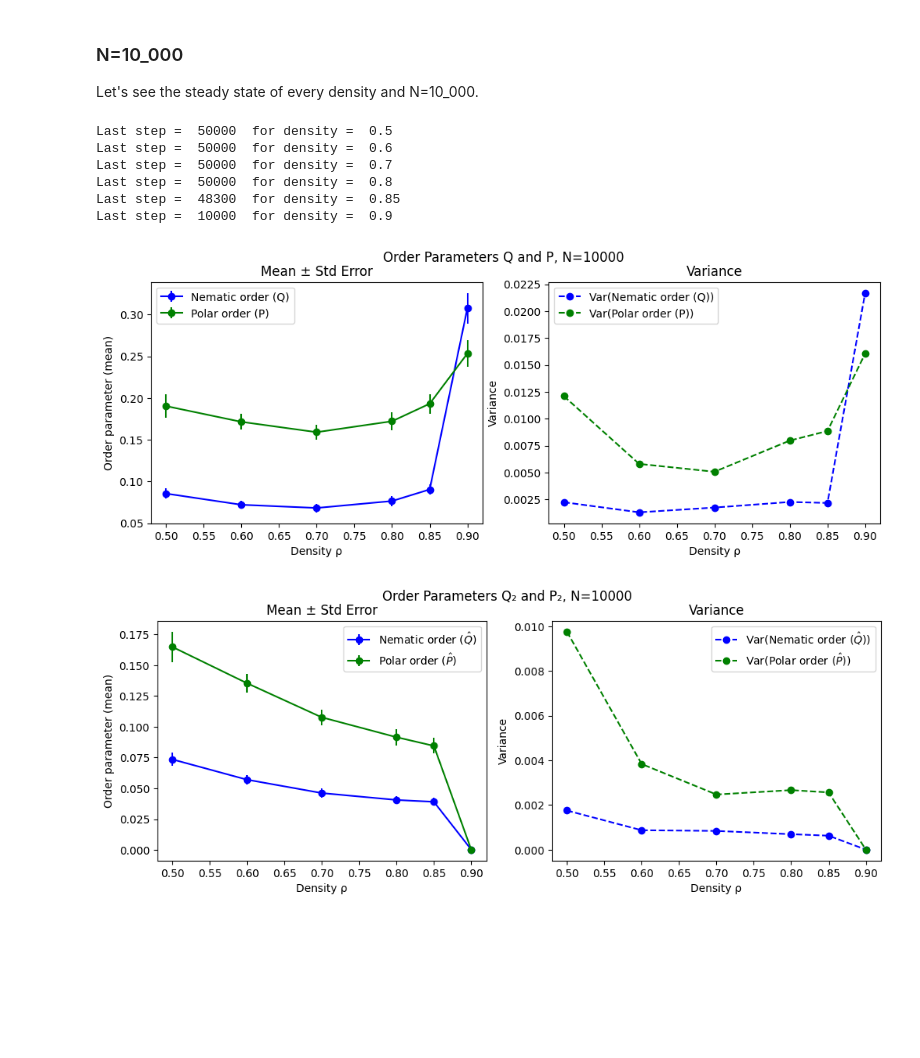
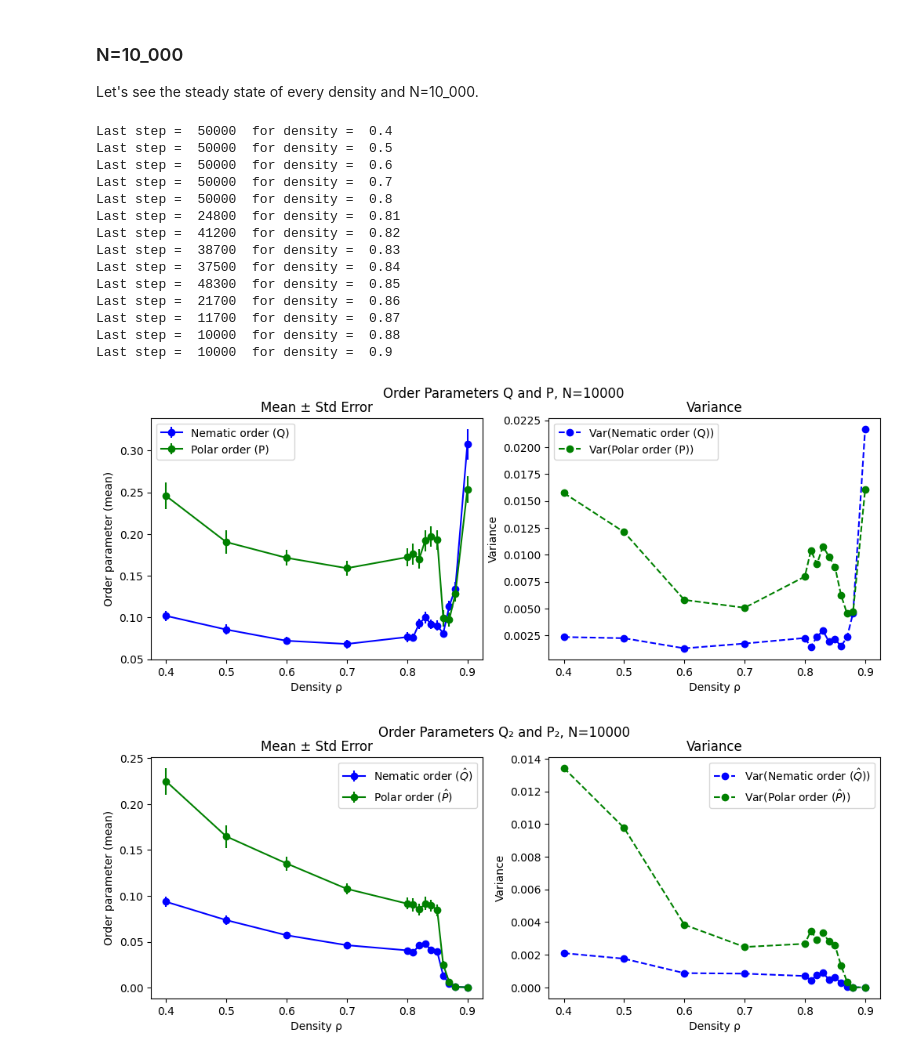
Before and after one commit to gonzaloangaut/oncostreams_analysis, a Jupyter notebook: analysis_order_parameters.ipynb, the cells around one changed output. Cells and saved outputs as stored; diff of their text form; code cells hidden in the pictures; blank space fills up the shorter version.

```diff
--- a/analysis_order_parameters.ipynb
+++ b/analysis_order_parameters.ipynb
@@ -225,7 +225,7 @@ We can see how is the order parameters evolution for each cell density in the ca
 # %%
 number_of_cells = 10_000
 # Create a list with the densities
-density_list = [0.5, 0.6, 0.7, 0.8, 0.85, 0.9]
+density_list = [0.4, 0.5, 0.6, 0.7, 0.8, 0.81, 0.82, 0.83, 0.84, 0.85, 0.86, 0.87, 0.88, 0.9]
 # Create a dict to save all the dataframes
 dfs = {}
 
@@ -405,7 +406,7 @@ Let's see the steady state of every density and N=10_000.
 # %%
 number_of_cells= 10_000
 # Create a list with the densities
-density_list = [0.5, 0.6, 0.7, 0.8, 0.85, 0.9]
+density_list = [0.4, 0.5, 0.6, 0.7, 0.8, 0.81, 0.82, 0.83, 0.84, 0.85, 0.86, 0.87, 0.88, 0.9]
 # Define DataFrames to save means and stds
 df_mean = pd.DataFrame(columns=["density", "nematic_order", "polar_order", "nematic_order_2", "polar_order_2"])
 df_std = pd.DataFrame(columns=["density", "nematic_order_std", "polar_order_std", "nematic_order_2_std", "polar_order_2_std"])
@@ -425,32 +426,40 @@ error_bars = df_std / np.sqrt(number_of_realizations)
 num_cells_folder = f"N={number_of_cells:_}"
 folder_path = f"graphs/{num_cells_folder}/order_parameters/op_steady_state"
 os.makedirs(folder_path, exist_ok=True)
 
 plot_mean_and_variance_steady_states(
     df_mean=df_mean,
     df_std=df_std,
     error_bars=error_bars,
     var_names=["nematic_order", "polar_order"],
     labels=["Nematic order (Q)", "Polar order (P)"],
     output_path=f"graphs/{num_cells_folder}/order_parameters/op_steady_state/op_steady_state_N={number_of_cells}.png",
     title=f"Order Parameters Q and P, N={number_of_cells}"
 )
 
 plot_mean_and_variance_steady_states(
     df_mean=df_mean,
     df_std=df_std,
     error_bars=error_bars,
     var_names=["nematic_order_2", "polar_order_2"],
     labels=[r"Nematic order ($\hat{Q}$)", r"Polar order ($\hat{P}$)"],
     output_path=f"graphs/{num_cells_folder}/order_parameters/op_steady_state/op_2_steady_state_N={number_of_cells}.png",
     title=f"Order Parameters Q₂ and P₂, N={number_of_cells}"
 )
 # %% [output]
+Last step =  50000  for density =  0.4
 Last step =  50000  for density =  0.5
 Last step =  50000  for density =  0.6
 Last step =  50000  for density =  0.7
 Last step =  50000  for density =  0.8
+Last step =  24800  for density =  0.81
+Last step =  41200  for density =  0.82
+Last step =  38700  for density =  0.83
+Last step =  37500  for density =  0.84
 Last step =  48300  for density =  0.85
+Last step =  21700  for density =  0.86
+Last step =  11700  for density =  0.87
+Last step =  10000  for density =  0.88
 Last step =  10000  for density =  0.9
-[figure, old version]
+[figure, new version]
-[figure, old version]
+[figure, new version]
```
Also changed, not shown: parts of 1 cell of this notebook, 20 other files.
